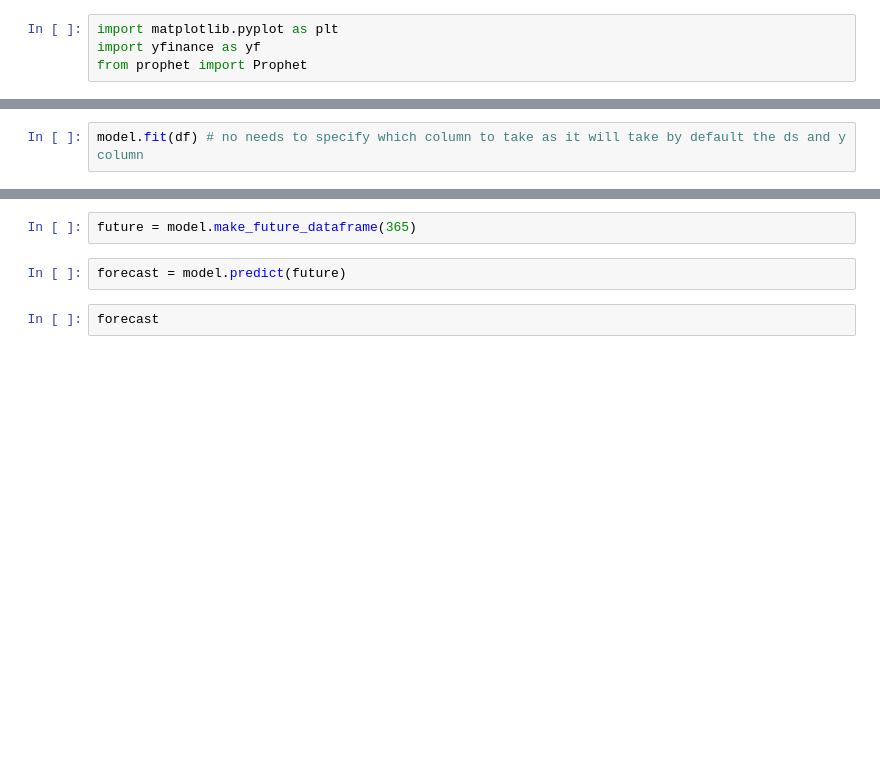
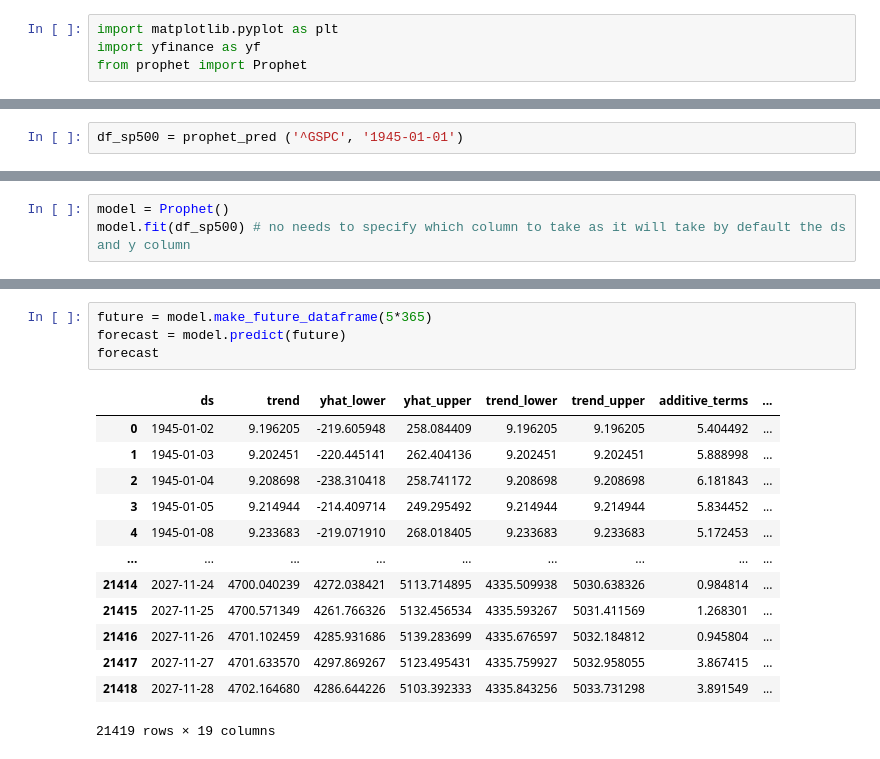
Before and after one commit to RaphHer/Project_Final_Ironhack, a Jupyter notebook: 8. Prophet.ipynb, the cells around one changed output, grey strips where cells are left out. Cells and saved outputs as stored; diff of their text form; blank space fills up the shorter version.

```diff
--- a/8. Prophet.ipynb
+++ b/8. Prophet.ipynb
@@ -22,0 +15,2 @@ model = Prophet()
+# %%
+df_sp500 = prophet_pred ('^GSPC', '1945-01-01')
@@ -23,2 +19,3 @@ model = Prophet()
 # %%
-model.fit(df) # no needs to specify which column to take as it will take by default the ds and y column
+model = Prophet()
+model.fit(df_sp500) # no needs to specify which column to take as it will take by default the ds and y column
@@ -25,9 +26,21 @@ model.fit(df) # no needs to specify which column to take as it will take by defa
 # %%
-future = model.make_future_dataframe(365)
+future = model.make_future_dataframe(5*365)
+forecast = model.predict(future)
+forecast
+# %% [output]
+|  | ds | trend | yhat_lower | yhat_upper | trend_lower | trend_upper | additive_terms | ... |
+| 0 | 1945-01-02 | 9.196205 | -219.605948 | 258.084409 | 9.196205 | 9.196205 | 5.404492 | ... |
+| 1 | 1945-01-03 | 9.202451 | -220.445141 | 262.404136 | 9.202451 | 9.202451 | 5.888998 | ... |
+| 2 | 1945-01-04 | 9.208698 | -238.310418 | 258.741172 | 9.208698 | 9.208698 | 6.181843 | ... |
+| 3 | 1945-01-05 | 9.214944 | -214.409714 | 249.295492 | 9.214944 | 9.214944 | 5.834452 | ... |
+| 4 | 1945-01-08 | 9.233683 | -219.071910 | 268.018405 | 9.233683 | 9.233683 | 5.172453 | ... |
+| ... | ... | ... | ... | ... | ... | ... | ... | ... |
+| 21414 | 2027-11-24 | 4700.040239 | 4272.038421 | 5113.714895 | 4335.509938 | 5030.638326 | 0.984814 | ... |
+| 21415 | 2027-11-25 | 4700.571349 | 4261.766326 | 5132.456534 | 4335.593267 | 5031.411569 | 1.268301 | ... |
+| 21416 | 2027-11-26 | 4701.102459 | 4285.931686 | 5139.283699 | 4335.676597 | 5032.184812 | 0.945804 | ... |
+| 21417 | 2027-11-27 | 4701.633570 | 4297.869267 | 5123.495431 | 4335.759927 | 5032.958055 | 3.867415 | ... |
+| 21418 | 2027-11-28 | 4702.164680 | 4286.644226 | 5103.392333 | 4335.843256 | 5033.731298 | 3.891549 | ... |
+21419 rows × 19 columns
-# %%
-forecast = model.predict(future)
-# %%
-forecast
 # %%
 model.plot(forecast)
 plt.show()
```
Also changed, not shown: parts of 36 cells of this notebook.
